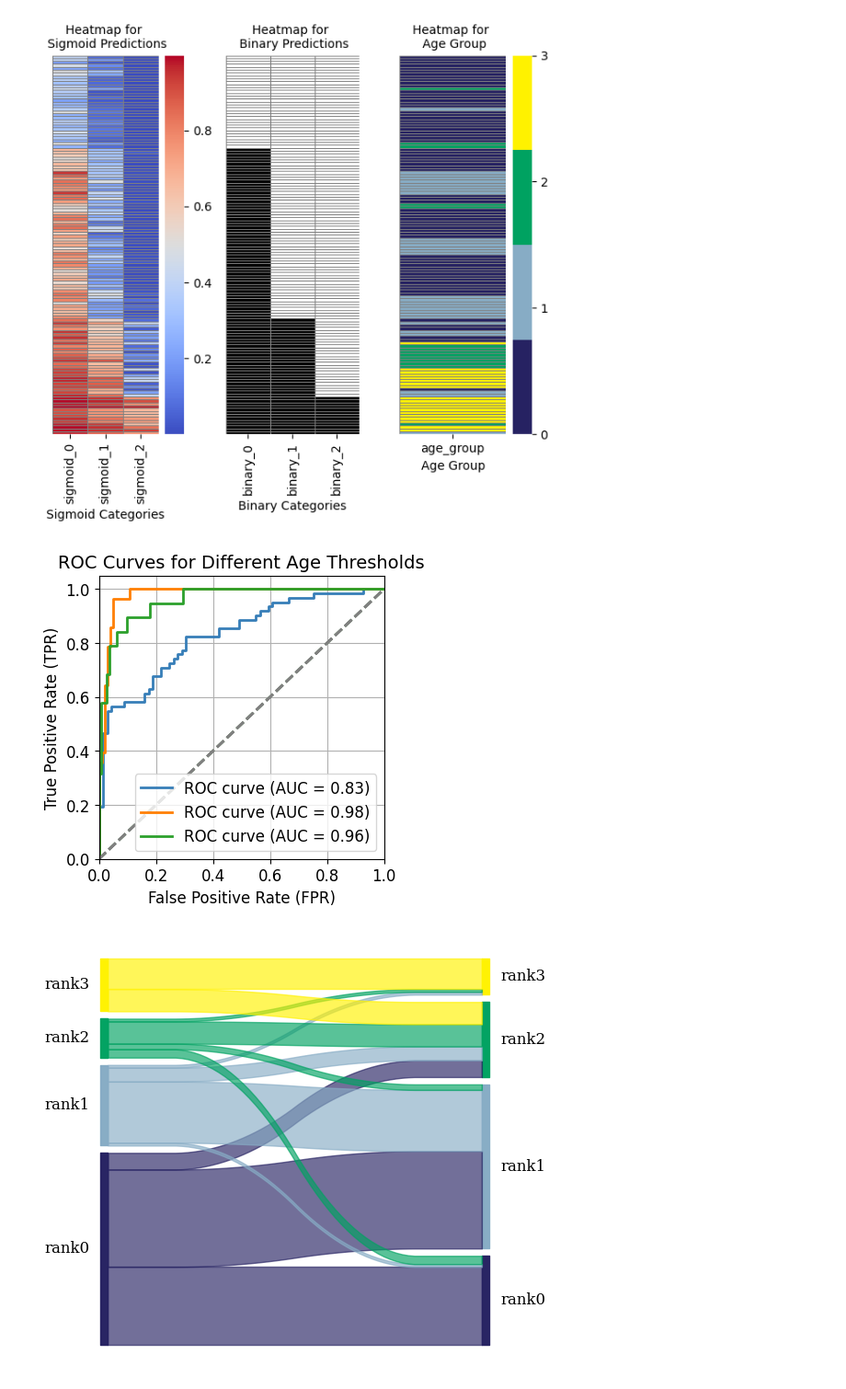
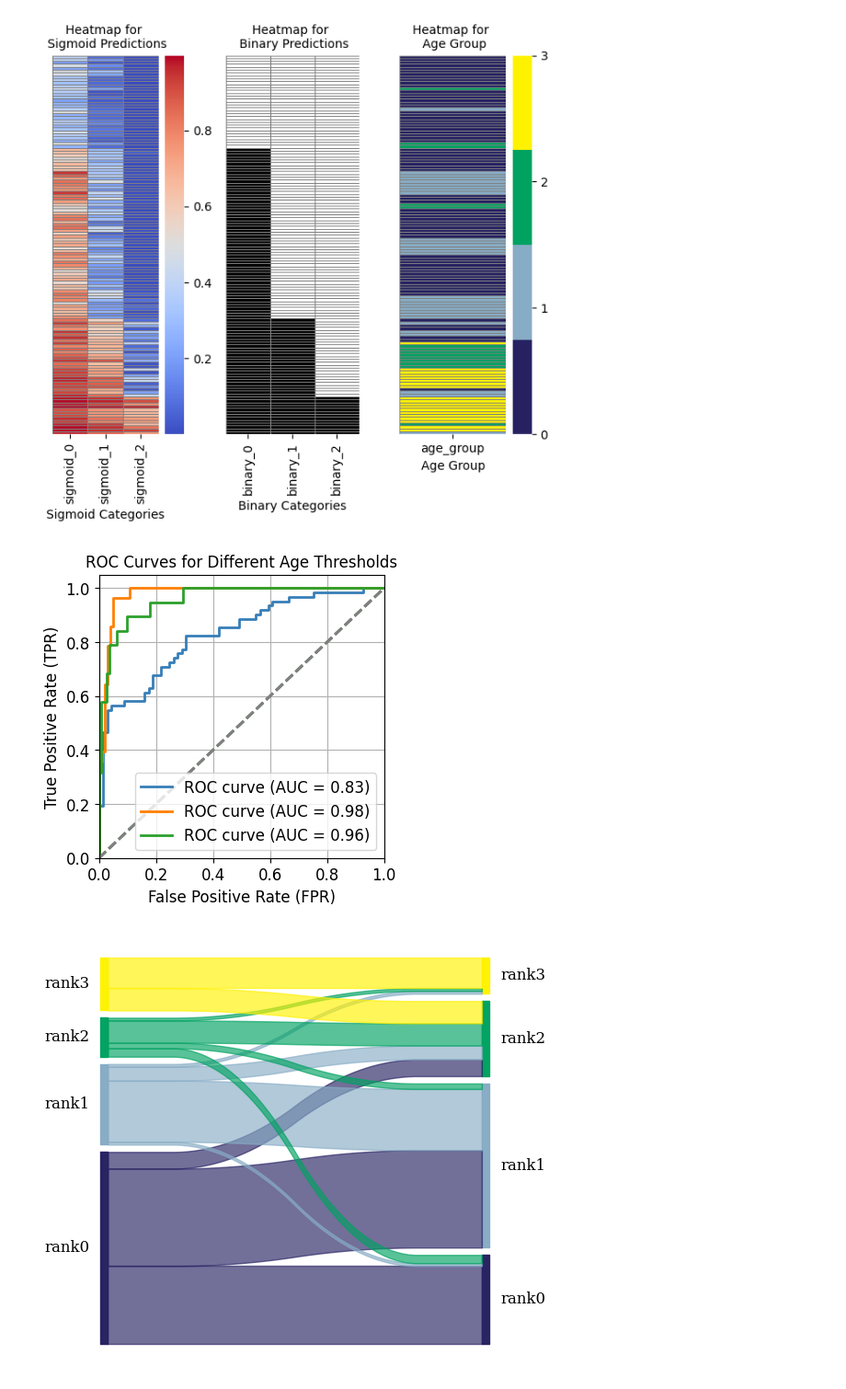
Before and after one commit to cancerbioinformatics/BreastAgeNet, a Jupyter notebook: notebooks/Fig2.ipynb, the cells around one changed output. Shown: that part at 92% size. Drawn from its saved outputs; the diff is of its cells as text; code cells hidden in the pictures.

```diff
--- a/notebooks/Fig2.ipynb
+++ b/notebooks/Fig2.ipynb
@@ -31,6 +37,6 @@ from utils_vis import *
 # %%
 # Load BreastAgeNet predictions for the test_NR dataset
-NR_raw = pd.read_csv("/scratch_tmp/prj/cb_normalbreast/prj_BreastAgeNet/RESULTs/main/test_full/test_NR_clean_10repeats_best.csv", low_memory=False)
+NR_raw = pd.read_csv(f"{basedir}/test_NR_clean_10repeats.csv", low_memory=False)
 NR_df = get_averaged_outputs(NR_raw)
 NR_df
 # %% [output]
@@ -57,26 +62,24 @@ vis_branch_predictions(NR_df, save_pt=save_pt)
 # %%
 # ROC curves assessing branch performance
 colors = ["#377EB8", "#4DAF4A", "#FF7F00"]  # Blue, Green, Orange
 
 fig, ax = plt.subplots(figsize=(4, 4))
 branch_ROC(NR_df, branch=0, class_name=">rank0", ax=ax, fontsize=12, line_thickness=2)
 branch_ROC(NR_df, branch=1, class_name=">rank1", ax=ax, fontsize=12, line_thickness=2)
 branch_ROC(NR_df, branch=2, class_name=">rank2", ax=ax, fontsize=12, line_thickness=2)
 
 for line, color in zip(ax.get_lines(), colors):
     line.set_color(color)
 
 ax.plot([0, 1], [0, 1], color='gray', linestyle='--', linewidth=2)  # Diagonal reference line
 ax.set_xlabel('False Positive Rate (FPR)', fontsize=12)
 ax.set_ylabel('True Positive Rate (TPR)', fontsize=12)
-ax.set_title('ROC Curves for Different Age Thresholds', fontsize=14)
+ax.set_title('ROC Curves for Different Age Thresholds', fontsize=12)
 ax.legend(loc="lower right", fontsize=12)
 ax.grid(True)
-save_pt = '/scratch_tmp/prj/cb_normalbreast/prj_BreastAgeNet/RESULTs/evaluation/Test_NR_multiple_ROCs_combined.pdf'
-plt.savefig(save_pt, format='pdf')
 plt.show()
 # %% [output]
-[figure, old version]
+[figure, new version]
 # %%
 # Sankey diagram visualising the mapping between ground-truth and prediction
 NR_df = NR_df.sort_values(by=["age_group", "final_prediction"])
```
Also changed, not shown: parts of 7 cells of this notebook, 1 other file.
